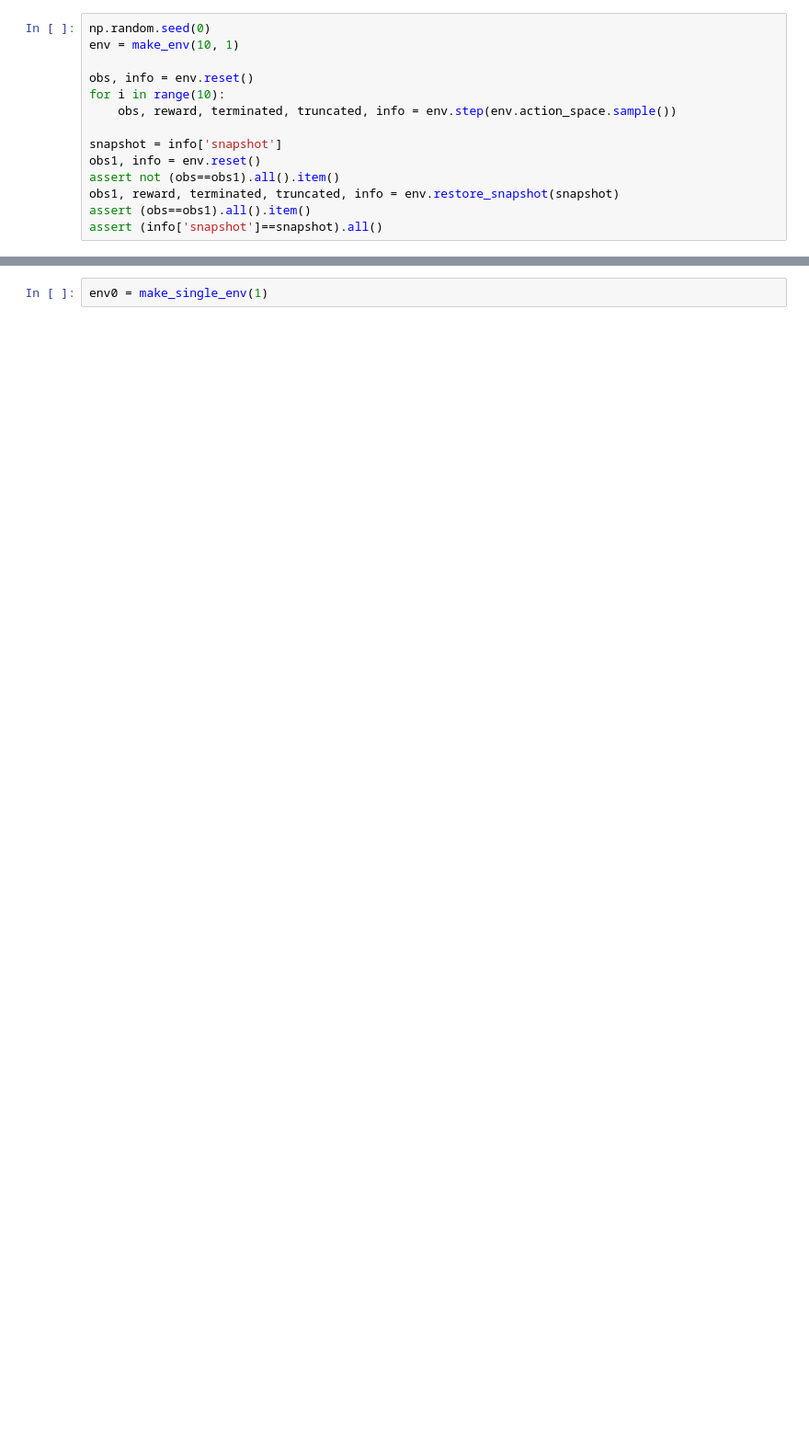
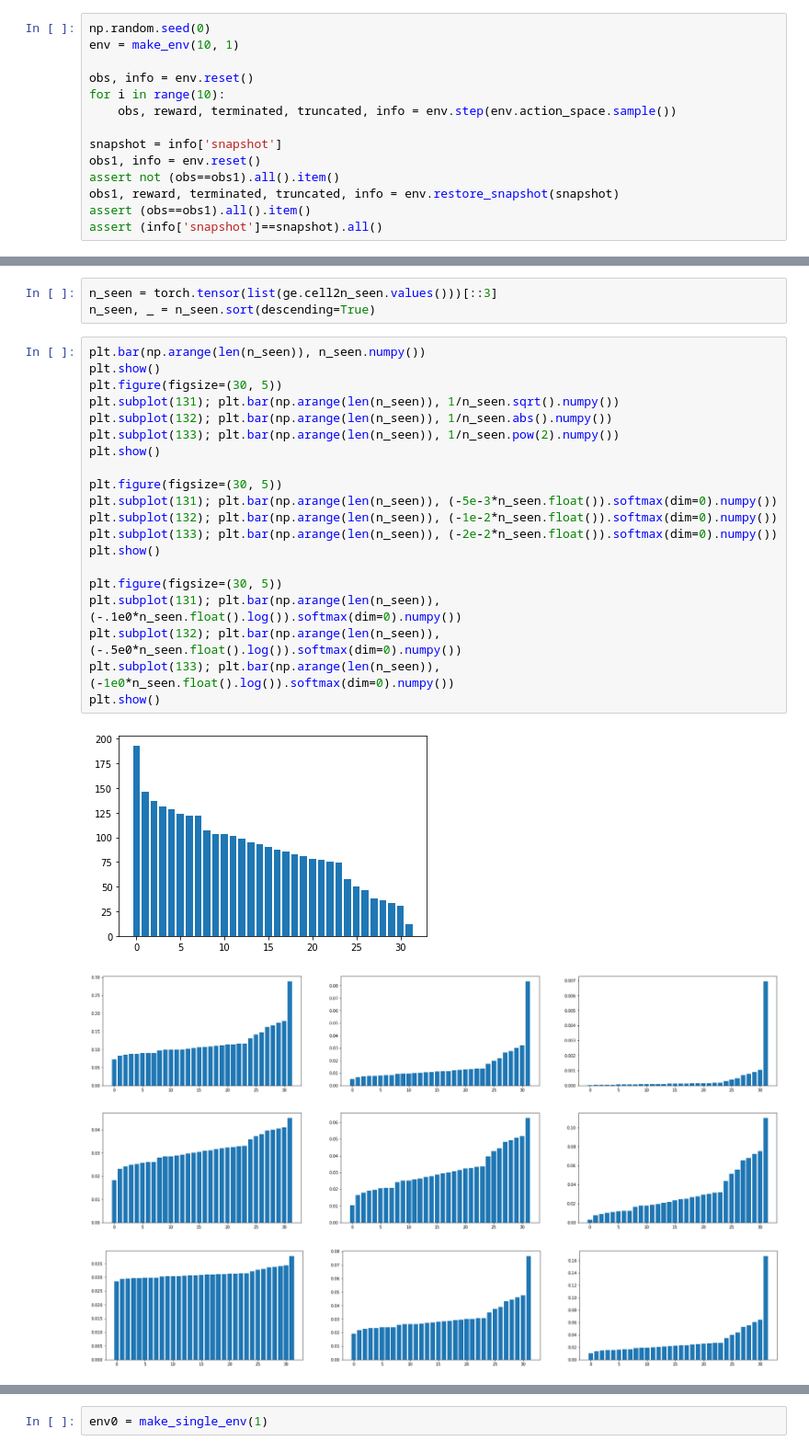
Before and after one commit to akarshkumar0101/exploration-generalization, a Jupyter notebook: mzr.ipynb, the cells around one changed output, grey strips where cells are left out. Shown at 92% size. Cells and saved outputs as stored; diff of their text form; blank space fills up the shorter version.

```diff
--- a/mzr.ipynb
+++ b/mzr.ipynb
@@ -93,0 +130,28 @@ KeyboardInterrupt:
+# %%
+n_seen = torch.tensor(list(ge.cell2n_seen.values()))[::3]
+n_seen, _ = n_seen.sort(descending=True)
+# %%
+plt.bar(np.arange(len(n_seen)), n_seen.numpy())
+plt.show()
+plt.figure(figsize=(30, 5))
+plt.subplot(131); plt.bar(np.arange(len(n_seen)), 1/n_seen.sqrt().numpy())
+plt.subplot(132); plt.bar(np.arange(len(n_seen)), 1/n_seen.abs().numpy())
+plt.subplot(133); plt.bar(np.arange(len(n_seen)), 1/n_seen.pow(2).numpy())
+plt.show()
+
+plt.figure(figsize=(30, 5))
+plt.subplot(131); plt.bar(np.arange(len(n_seen)), (-5e-3*n_seen.float()).softmax(dim=0).numpy())
+plt.subplot(132); plt.bar(np.arange(len(n_seen)), (-1e-2*n_seen.float()).softmax(dim=0).numpy())
+plt.subplot(133); plt.bar(np.arange(len(n_seen)), (-2e-2*n_seen.float()).softmax(dim=0).numpy())
+plt.show()
+
+plt.figure(figsize=(30, 5))
+plt.subplot(131); plt.bar(np.arange(len(n_seen)), (-.1e0*n_seen.float().log()).softmax(dim=0).numpy())
+plt.subplot(132); plt.bar(np.arange(len(n_seen)), (-.5e0*n_seen.float().log()).softmax(dim=0).numpy())
+plt.subplot(133); plt.bar(np.arange(len(n_seen)), (-1e0*n_seen.float().log()).softmax(dim=0).numpy())
+plt.show()
+# %% [output]
+[figure, added]
+[figure, added]
+[figure, added]
+[figure, added]
```
Also changed, not shown: parts of 12 cells of this notebook, 2 other files.
